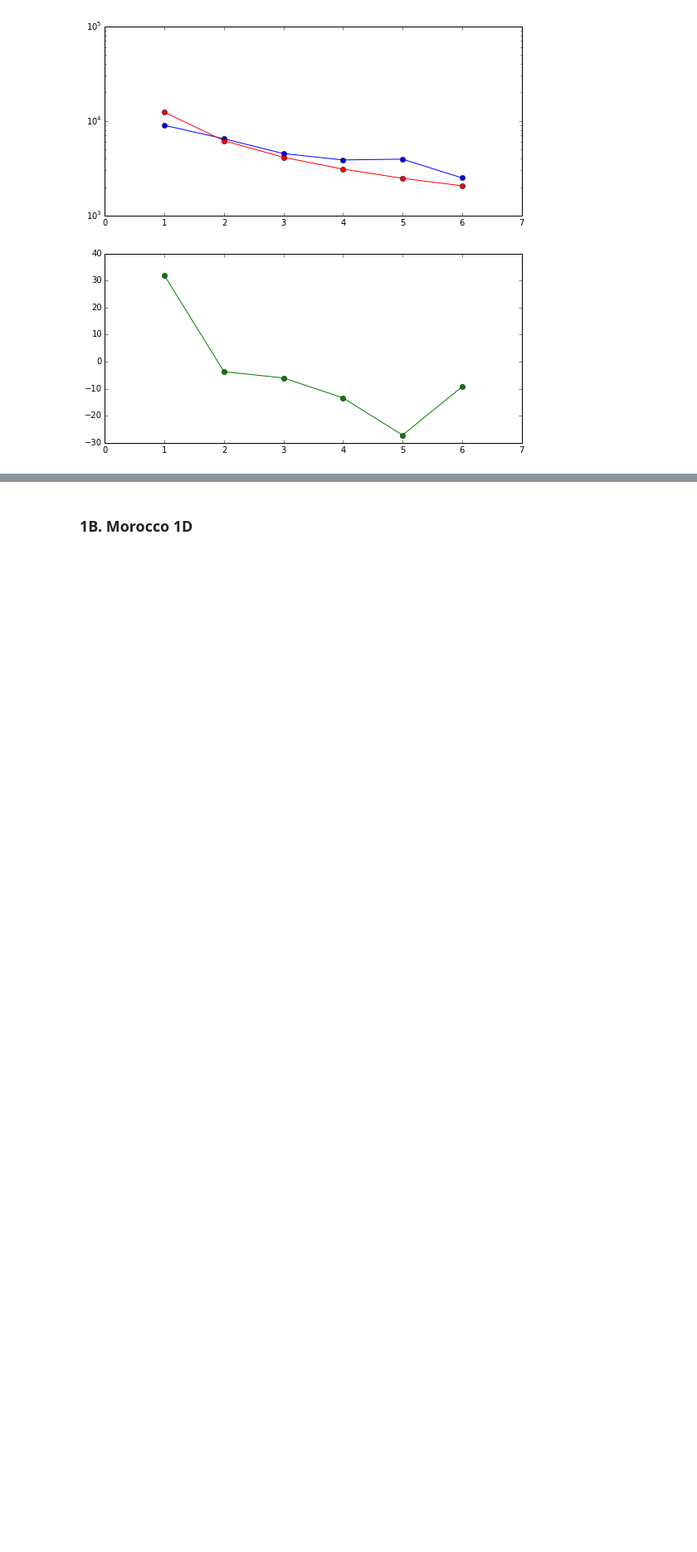
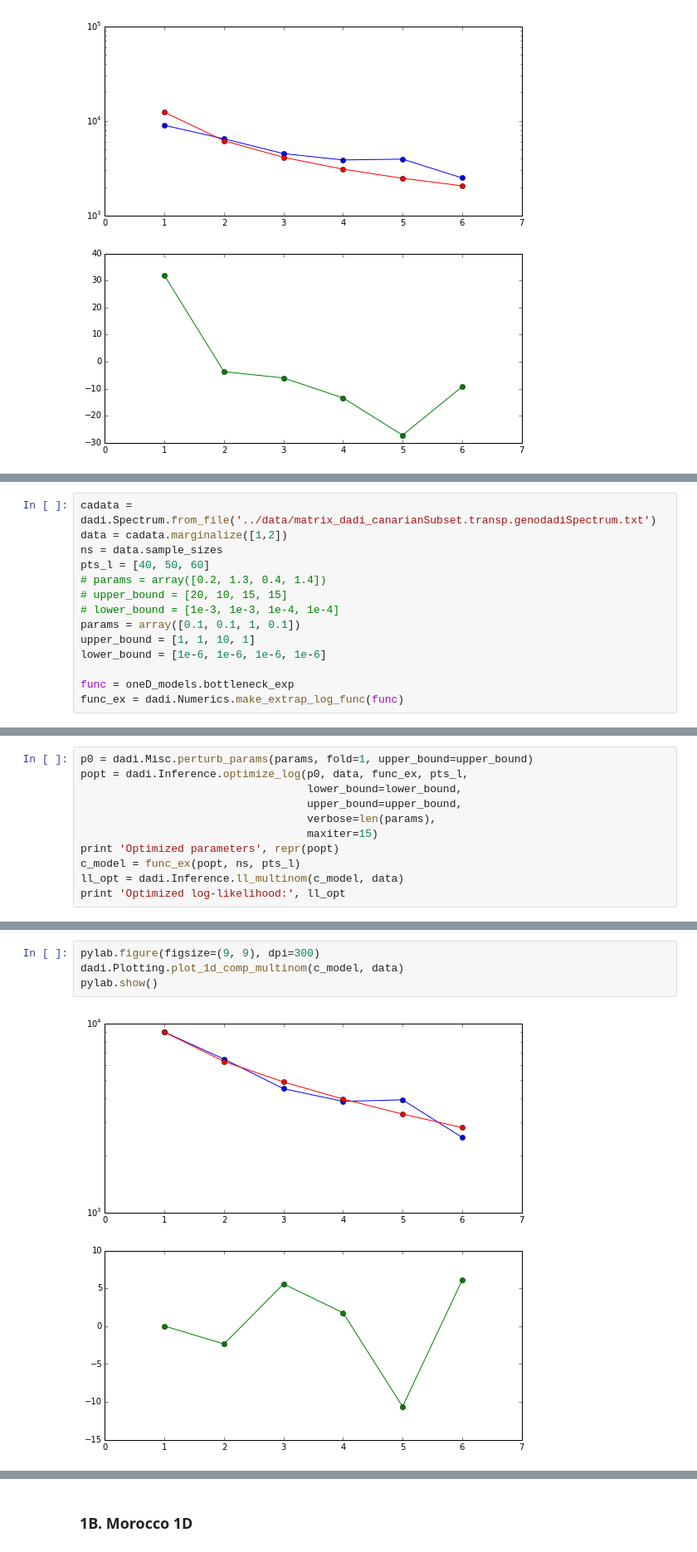
Before and after one commit to arundurvasula/AtCanary, a Jupyter notebook: scripts/1D Fitting.ipynb, the cells around one changed output, grey strips where cells are left out. Shown: that part at 83% size. Drawn from its saved outputs; the diff is of its cells as text; blank space fills up the shorter version.

```diff
--- a/scripts/1D Fitting.ipynb
+++ b/scripts/1D Fitting.ipynb
@@ -81,0 +84,14 @@ pylab.show()
+# %%
+cadata = dadi.Spectrum.from_file('../data/matrix_dadi_canarianSubset.transp.genodadiSpectrum.txt')
+data = cadata.marginalize([1,2])
+ns = data.sample_sizes
+pts_l = [40, 50, 60]
+# params = array([0.2, 1.3, 0.4, 1.4])
+# upper_bound = [20, 10, 15, 15]
+# lower_bound = [1e-3, 1e-3, 1e-4, 1e-4]
+params = array([0.1, 0.1, 1, 0.1])
+upper_bound = [1, 1, 10, 1]
+lower_bound = [1e-6, 1e-6, 1e-6, 1e-6]
+
+func = oneD_models.bottleneck_exp
+func_ex = dadi.Numerics.make_extrap_log_func(func)
@@ -81,0 +105,11 @@ pylab.show()
+# %%
+p0 = dadi.Misc.perturb_params(params, fold=1, upper_bound=upper_bound)
+popt = dadi.Inference.optimize_log(p0, data, func_ex, pts_l,
+                                   lower_bound=lower_bound,
+                                   upper_bound=upper_bound,
+                                   verbose=len(params),
+                                   maxiter=15)
+print 'Optimized parameters', repr(popt)
+c_model = func_ex(popt, ns, pts_l)
+ll_opt = dadi.Inference.ll_multinom(c_model, data)
+print 'Optimized log-likelihood:', ll_opt
@@ -81,0 +134,6 @@ pylab.show()
+# %%
+pylab.figure(figsize=(9, 9), dpi=300)
+dadi.Plotting.plot_1d_comp_multinom(c_model, data)
+pylab.show()
+# %% [output]
+[figure, added]
```
Also changed, not shown: parts of 16 cells of this notebook, 3 other files.
